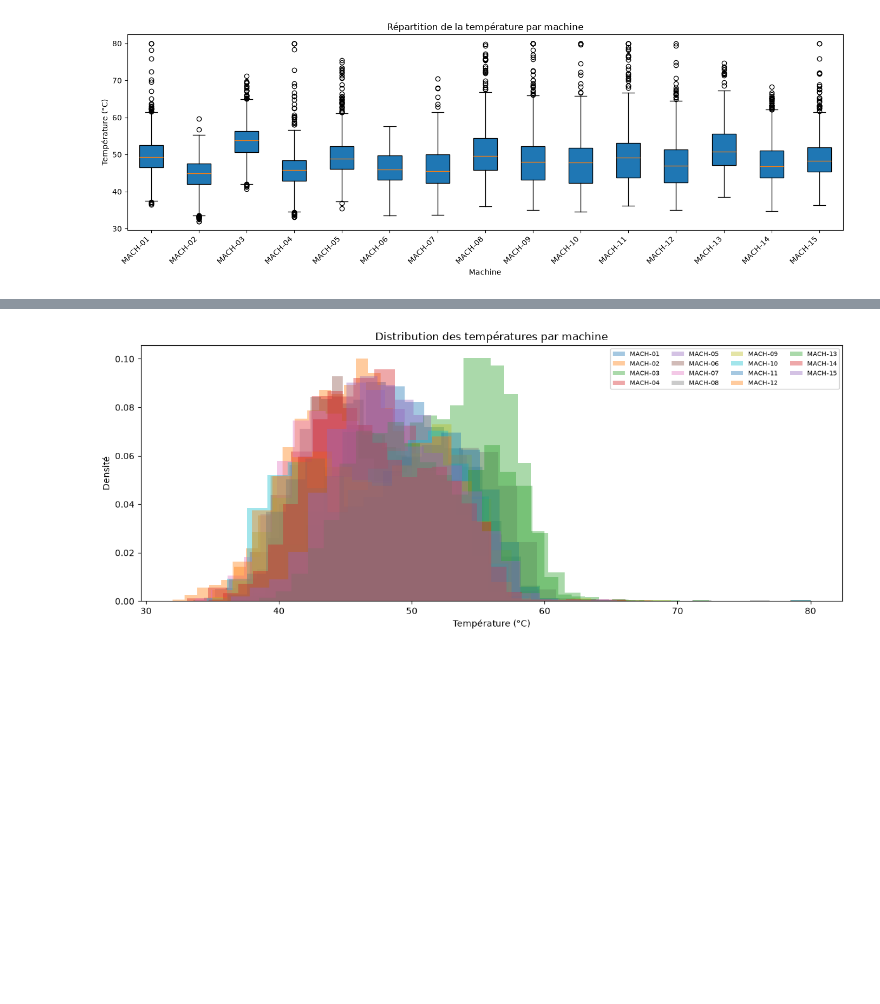
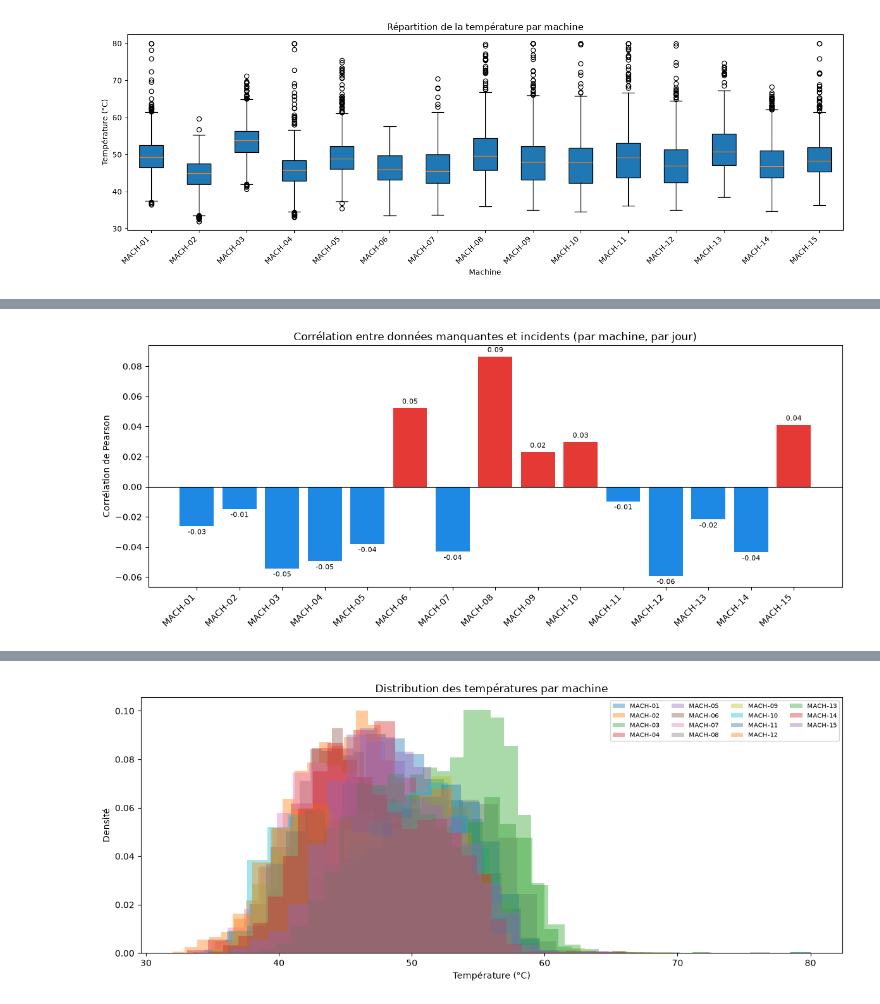
Before and after one commit to kenji21/indusense, a Jupyter notebook: notebook.ipynb, the cells around one changed output, grey strips where cells are left out. Saved outputs shown, nothing was run; the diff lists cells and outputs as text; code cells hidden in the pictures; blank space fills up the shorter version.

```diff
--- a/notebook.ipynb
+++ b/notebook.ipynb
@@ -78,0 +101,5 @@ plt.show()
+# %%
+fig = missing_telemetry_incident_correlation(df_tel, df)
+plt.show()
+# %% [output]
+[figure, added]
```
Also changed, not shown: parts of 4 cells of this notebook, 1 other file.
